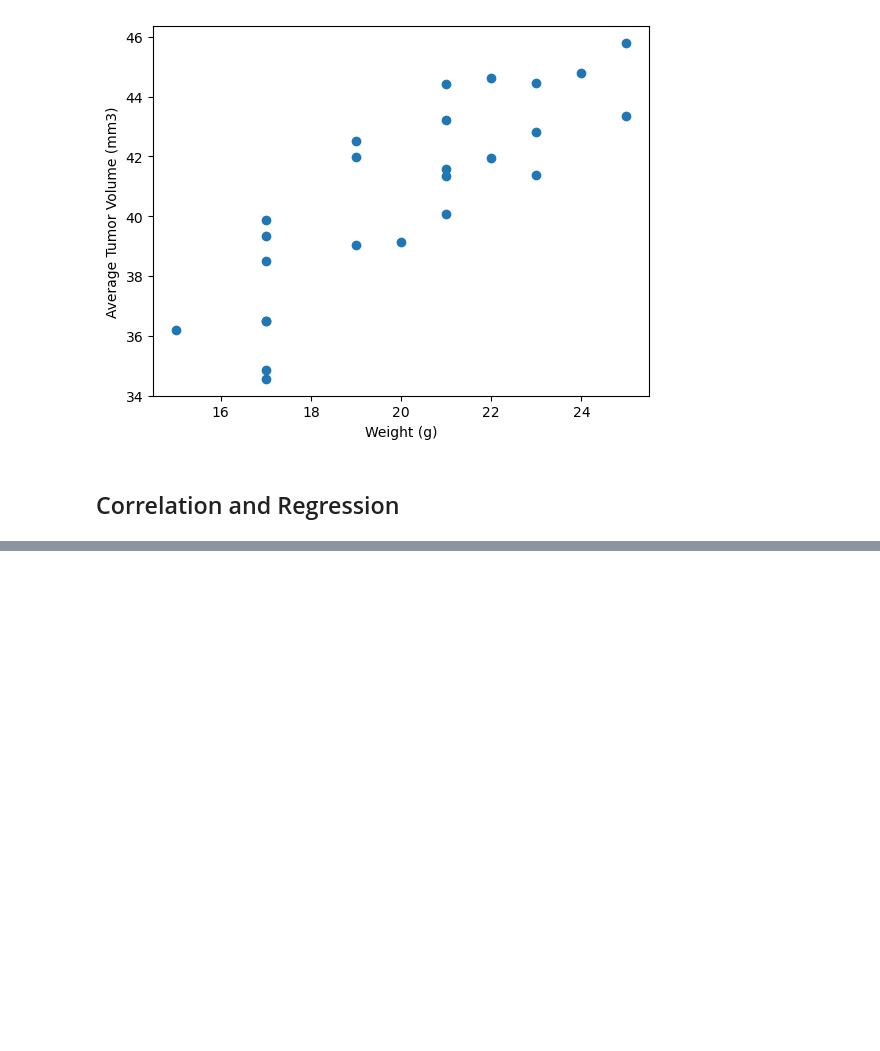
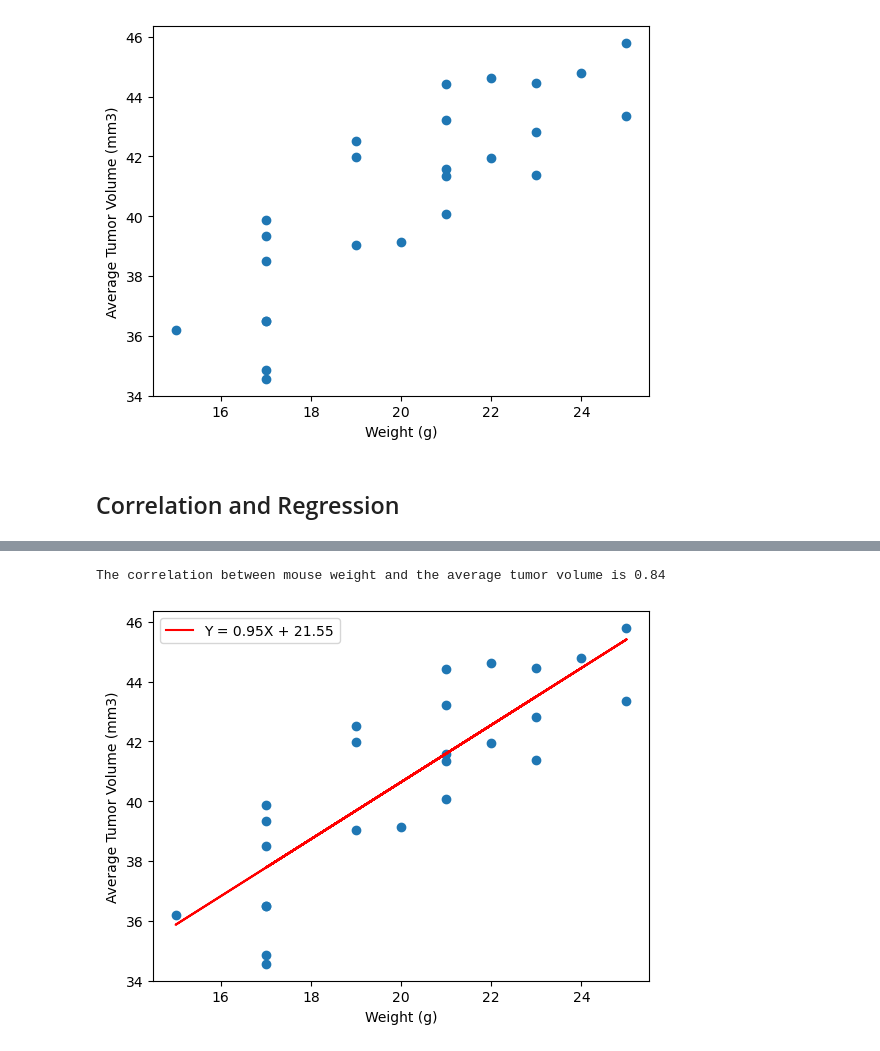
Before and after one commit to MisterDinu/MisterHacker, a Jupyter notebook: Challenges/Challenge M5/Pymaceuticals/pymaceuticals_starter.ipynb, the cells around one changed output, grey strips where cells are left out. Cells and saved outputs as stored; diff of their text form; code cells hidden in the pictures; blank space fills up the shorter version.

```diff
--- a/Challenges/Challenge M5/Pymaceuticals/pymaceuticals_starter.ipynb
+++ b/Challenges/Challenge M5/Pymaceuticals/pymaceuticals_starter.ipynb
@@ -283,5 +293,17 @@ Ceftamin's potential outliers: Series([], Name: Tumor Volume (mm3), dtype: float
 # %%
 # Generate a scatter plot of mouse weight vs. the average observed tumor volume for the entire Capomulin regimen
+
+capomulin_data = clean_df.loc[clean_df["Drug Regimen"] == "Capomulin"]
+mouse_weights = capomulin_data.groupby("Mouse ID")["Weight (g)"].mean()
+avg_tumor_volumes = capomulin_data.groupby("Mouse ID")["Tumor Volume (mm3)"].mean()
+
+plt.scatter(mouse_weights, avg_tumor_volumes)
+
+plt.xlabel("Weight (g)")
+plt.ylabel("Average Tumor Volume (mm3)")
+
+# Show the plot
+plt.show()
 # %% [output]
 [figure]
 # %% [markdown]
@@ -294,0 +311,30 @@ The correlation between mouse weight and the average tumor volume is 0.84
+# %%
+# Import module for the linear regression
+from scipy.stats import linregress
+
+# Calculate the correlation coefficient and a linear regression model
+# for mouse weight and average observed tumor volume for the entire Capomulin regimen
+
+p_correlation = st.pearsonr(avg_tumor_volumes, mouse_weights)
+# print(p_correlation[0]) # If I print p_correlation, I get two values, so I decided
+# to try calling one of them as if it was a list, and it worked!
+print(f'The correlation between mouse weight and the average tumor volume is {round(p_correlation[0], 2)}')
+
+plt.scatter(mouse_weights, avg_tumor_volumes)
+plt.xlabel("Weight (g)")
+plt.ylabel("Average Tumor Volume (mm3)")
+
+# For the linear regression model
+(slope, intercept, rvalue, pvalue, stderr) = linregress(mouse_weights, avg_tumor_volumes)
+
+regression_model= model = f'Y = {round(slope, 2)}X + {round(intercept, 2)}'
+
+y_values = mouse_weights * slope + intercept
+
+plt.plot(mouse_weights, y_values, color="red", label=regression_model)
+plt.legend()
+# Show the plot
+plt.show()
+# %% [output]
+The correlation between mouse weight and the average tumor volume is 0.84
+[figure, added]
```
Also changed, not shown: parts of 10 cells of this notebook.
